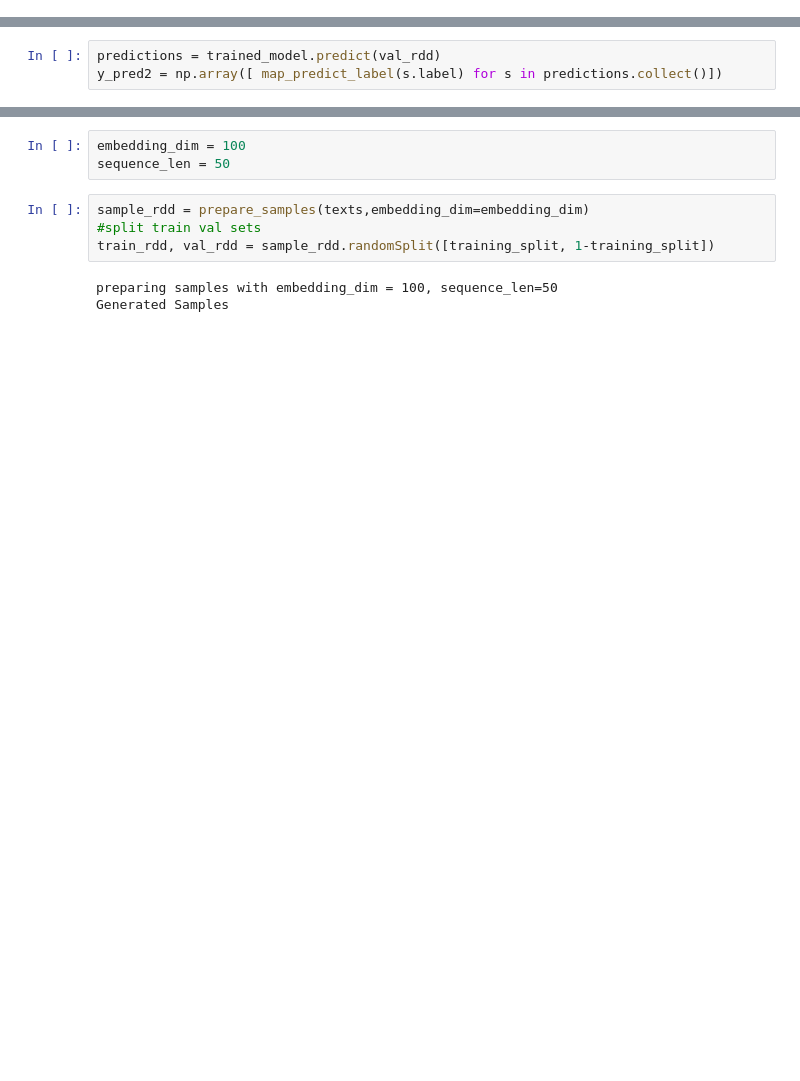
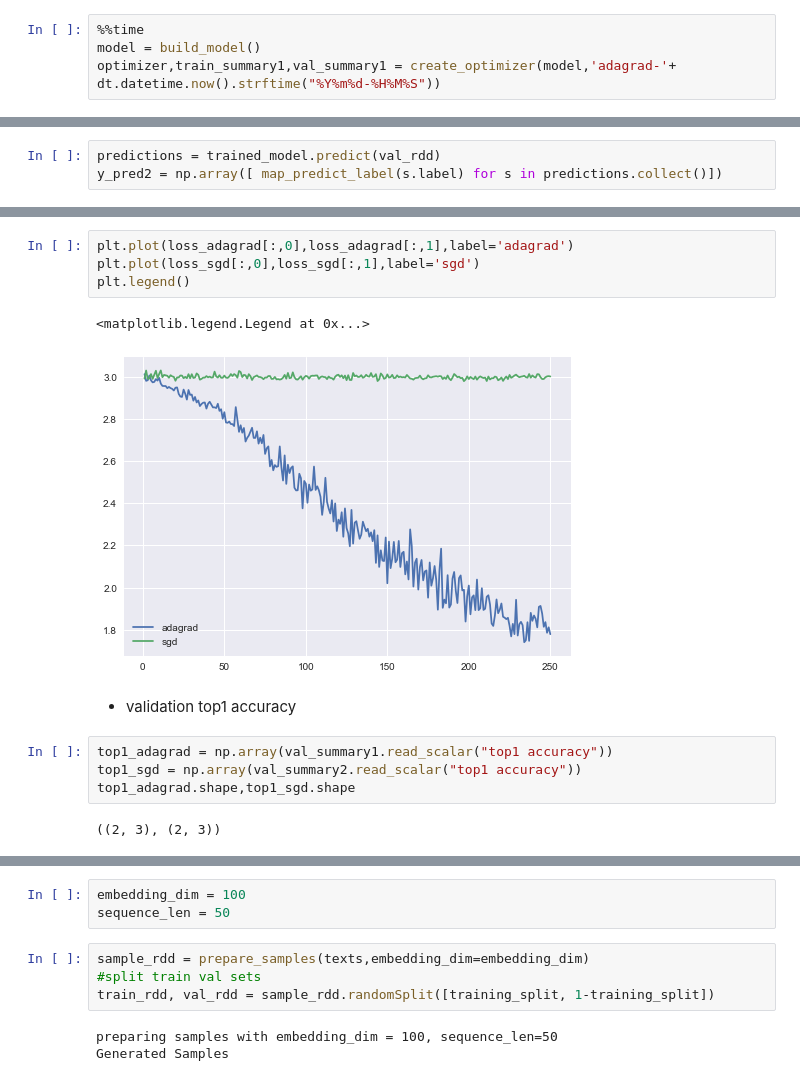
Before and after one commit to shane-huang/BigDL, a Jupyter notebook: notebook/textclassifier.ipynb, the cells around one changed output, grey strips where cells are left out. Cells and saved outputs as stored; diff of their text form; blank space fills up the shorter version.

```diff
--- a/notebook/textclassifier.ipynb
+++ b/notebook/textclassifier.ipynb
@@ -211,0 +200,4 @@ Wall time: 22.6 s
+# %%
+%%time
+model = build_model()
+optimizer,train_summary1,val_summary1 = create_optimizer(model,'adagrad-'+ dt.datetime.now().strftime("%Y%m%d-%H%M%S"))
@@ -301,0 +317,15 @@ sn.heatmap(pd.DataFrame(confusion_matrix(y_true, y_pred2)), annot=True,fmt='d')
+# %%
+plt.plot(loss_adagrad[:,0],loss_adagrad[:,1],label='adagrad')
+plt.plot(loss_sgd[:,0],loss_sgd[:,1],label='sgd')
+plt.legend()
+# %% [output]
+<matplotlib.legend.Legend at 0x...>
+[figure, added]
+# %% [markdown]
+* validation top1 accuracy
+# %%
+top1_adagrad = np.array(val_summary1.read_scalar("top1 accuracy"))
+top1_sgd = np.array(val_summary2.read_scalar("top1 accuracy"))
+top1_adagrad.shape,top1_sgd.shape
+# %% [output]
+((2, 3), (2, 3))
```
Also changed, not shown: parts of 29 cells of this notebook.
